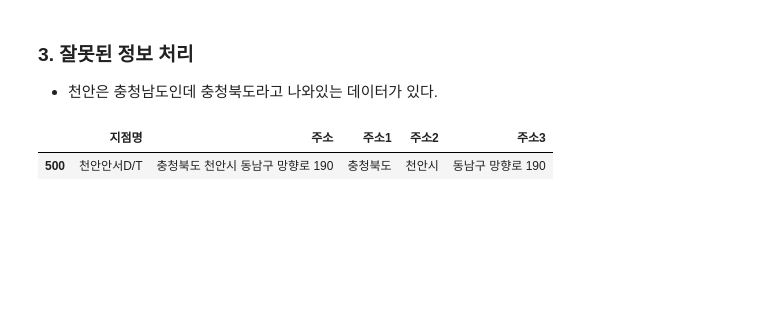
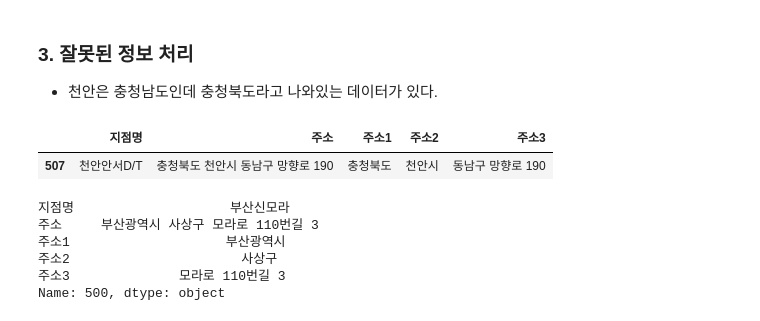
Before and after one commit to likelion-aischool-10-teamproject/burger-index, a Jupyter notebook: 1. web_crawling+preprocessing/Lotteria/Lotteria.ipynb, the cells around one changed output. Saved outputs shown, nothing was run; the diff lists cells and outputs as text; code cells hidden in the pictures; blank space fills up the shorter version.

```diff
--- a/1. web_crawling+preprocessing/Lotteria/Lotteria.ipynb
+++ b/1. web_crawling+preprocessing/Lotteria/Lotteria.ipynb
@@ -496,3 +485,0 @@ Name: 지점명, dtype: object
-# %%
-dat["주소2"][dat["주소2"].isnull()] = nan_addr2
-dat["주소2"].isnull().sum() # 결측치 확인
@@ -500,0 +496,4 @@ dat["주소2"].isnull().sum() # 결측치 확인
+# %%
+dat.loc[dat["주소2"].isna(), '주소2'] = dat["지점명"].str[2:] + '동'
+dat.loc[dat["지점명"] == '세종보람디엠시티', '주소2'] = '보람동' # 세종보람디엠시티 직접 지정
+dat.loc[dat["주소1"] == '세종특별자치시']
@@ -569,0 +567,28 @@ Int64Index([358, 385, 396, 409, 428, 436, 1144, 1221, 1282, 1303], dtype='int64'
+# %%
+si = ['시','구','군']
+idx_list = []
+# %%
+for i in exc :
+
+    idx_list.append(dat.loc[dat['주소2'] == i].index[0])
+
+    if len(i)>5:
+        idx = 0
+
+        for j in si :
+            try :
+                idx = int(i.index(j))
+            except :
+                pass
+
+        addr3 = i[idx+1:] + ' ' + dat.loc[dat['주소2'] == i, '주소3'].values[0]
+
+        dat.loc[dat['주소2'] == i, '주소3'] = addr3
+        dat.loc[dat['주소2'] == i, '주소2'] = i[:idx+1]
+
+    elif i == "구로":
+        dat.loc[dat['주소2'] == i, '주소2'] = '구로구'
+    elif i == "종로2가":
+        dat.loc[dat['주소2'] == i, '주소2'] = '종로구'
+    elif i == "아산신":
+        dat.loc[dat['주소2'] == i, '주소2'] = '아산시'
@@ -629,8 +676,22 @@ else :
 ### 3. 잘못된 정보 처리
 - 천안은 충청남도인데 충청북도라고 나와있는 데이터가 있다.
 # %%
+temp_idx = dat[(dat["주소1"]=="충청북도")&(dat["주소2"]=="천안시")].index[0]
 dat[(dat["주소1"]=="충청북도")&(dat["주소2"]=="천안시")]
 # %% [output]
 |  | 지점명 | 주소 | 주소1 | 주소2 | 주소3 |
-| 500 | 천안안서D/T | 충청북도 천안시 동남구 망향로 190 | 충청북도 | 천안시 | 동남구 망향로 190 |
+| 507 | 천안안서D/T | 충청북도 천안시 동남구 망향로 190 | 충청북도 | 천안시 | 동남구 망향로 190 |
+# %%
+# 부산신모라	부산광역시 사상구 모라로 110번길 3	부산광역시	사상구	모라로 110번길 3
+dat.iloc[500,1] = "부산광역시 사상구 모라로 110번길 3"
+dat.iloc[500,2] = "부산광역시"
+
+dat.iloc[500,:]
+# %% [output]
+지점명                    부산신모라
+주소     부산광역시 사상구 모라로 110번길 3
+주소1                    부산광역시
+주소2                      사상구
+주소3              모라로 110번길 3
+Name: 500, dtype: object
 # %%
```
Also changed, not shown: parts of 41 cells of this notebook, 5 other files.
